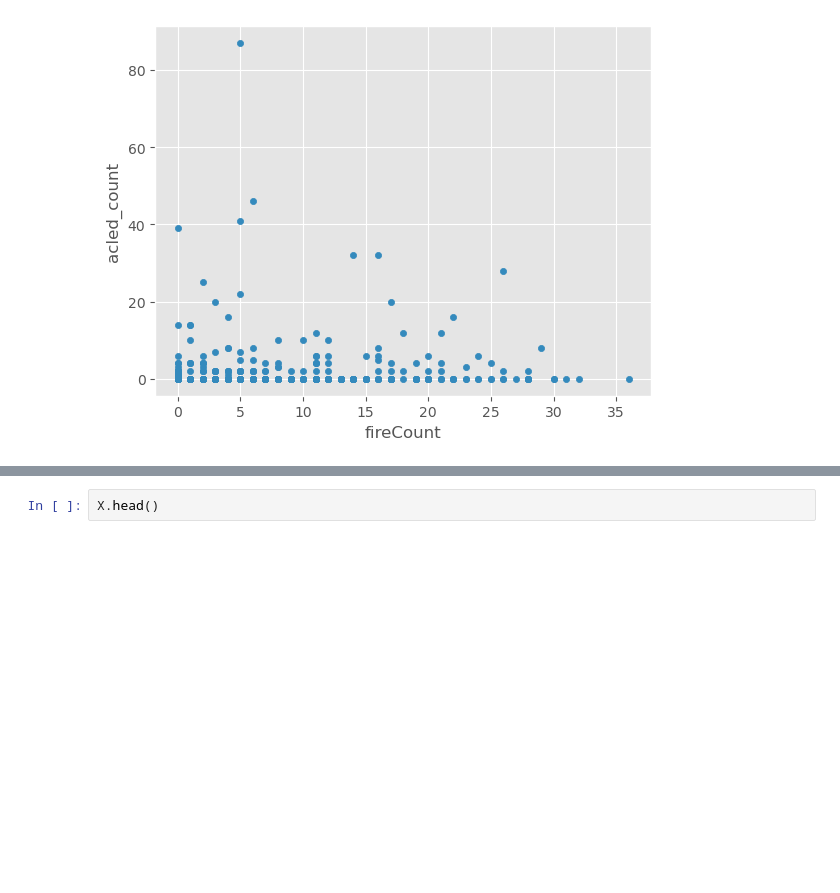
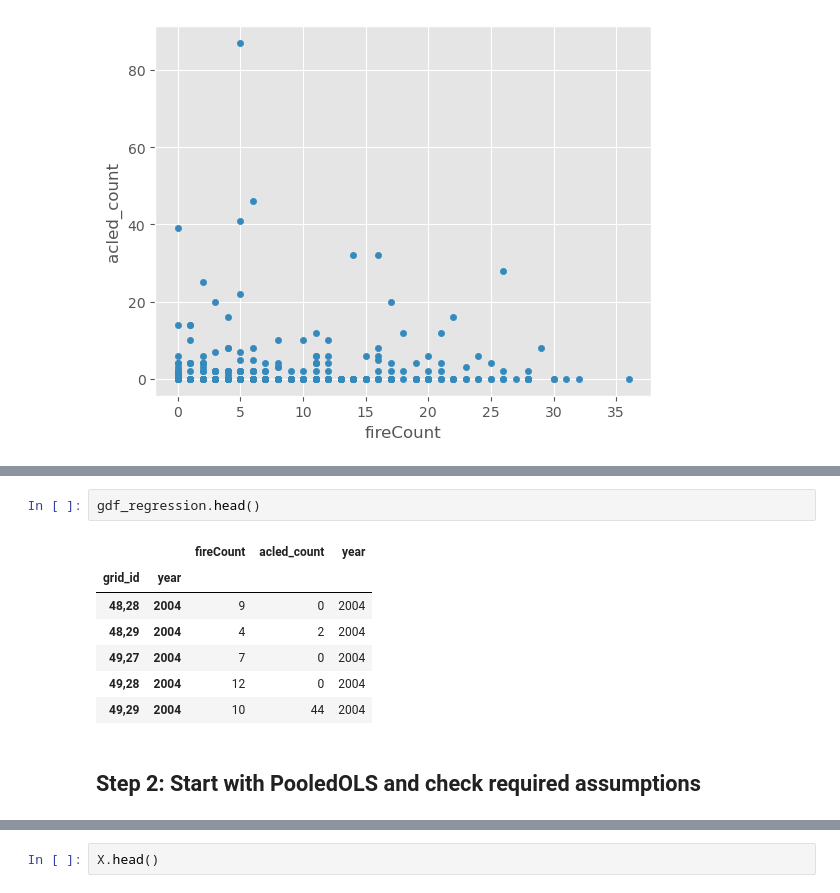
Before and after one commit to sameera006/Final_Dissertation, a Jupyter notebook: Mergeddata_Copy.ipynb, the cells around one changed output, grey strips where cells are left out. Saved outputs shown, nothing was run; the diff lists cells and outputs as text; blank space fills up the shorter version.

```diff
--- a/Mergeddata_Copy.ipynb
+++ b/Mergeddata_Copy.ipynb
@@ -705,0 +775,12 @@ gdf_temp.plot(x = 'fireCount', y= 'acled_count', kind = 'scatter')
+# %%
+gdf_regression.head()
+# %% [output]
+|  |  | fireCount | acled_count | year |
+| grid_id | year |  |  |  |
+| 48,28 | 2004 | 9 | 0 | 2004 |
+| 48,29 | 2004 | 4 | 2 | 2004 |
+| 49,27 | 2004 | 7 | 0 | 2004 |
+| 49,28 | 2004 | 12 | 0 | 2004 |
+| 49,29 | 2004 | 10 | 44 | 2004 |
+# %% [markdown]
+## Step 2: Start with PooledOLS and check required assumptions
```
Also changed, not shown: parts of 23 cells of this notebook, 2 other files.
